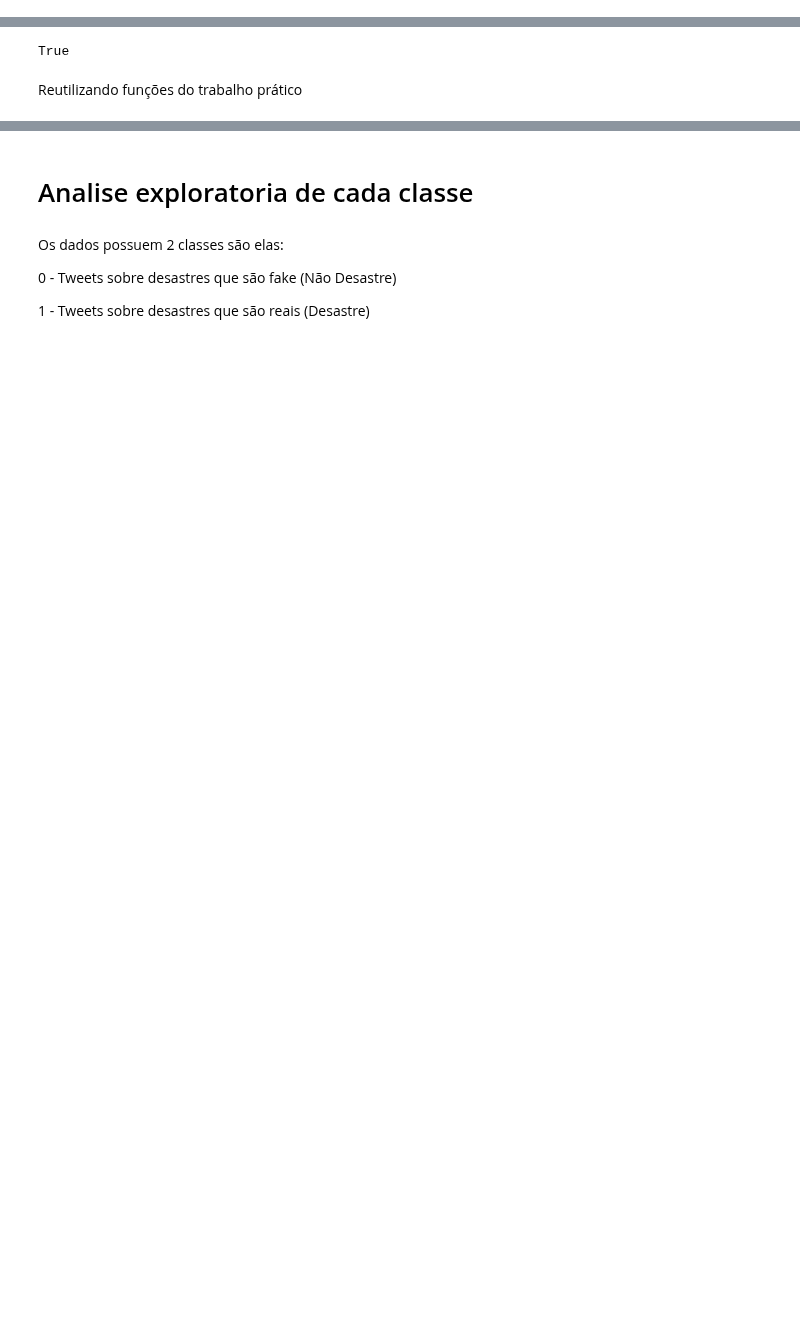
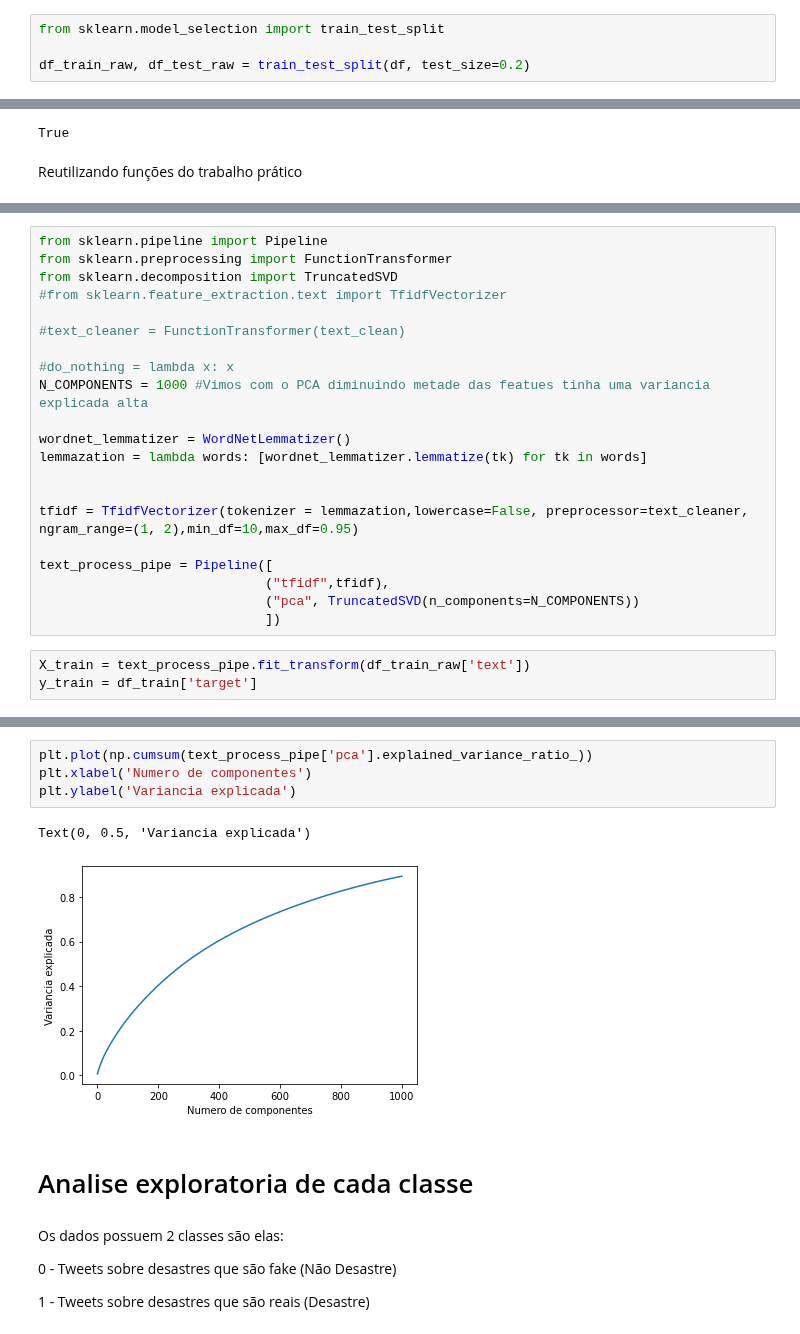
Before and after one commit to ivarejao/NLP-with-Disaster-Tweets, a Jupyter notebook: FinalProject-IgorVarejão-VitorBonella.ipynb, the cells around one changed output, grey strips where cells are left out. Cells and saved outputs as stored; diff of their text form; blank space fills up the shorter version.

```diff
--- a/FinalProject-IgorVarejão-VitorBonella.ipynb
+++ b/FinalProject-IgorVarejão-VitorBonella.ipynb
@@ -31,0 +34,4 @@ df.head()
+# %%
+from sklearn.model_selection import train_test_split
+
+df_train_raw, df_test_raw = train_test_split(df, test_size=0.2)
@@ -158,0 +131,24 @@ df_freq.head()
+# %%
+from sklearn.pipeline import Pipeline
+from sklearn.preprocessing import FunctionTransformer
+from sklearn.decomposition import TruncatedSVD
+#from sklearn.feature_extraction.text import TfidfVectorizer
+
+#text_cleaner = FunctionTransformer(text_clean)
+
+#do_nothing = lambda x: x
+N_COMPONENTS = 1000 #Vimos com o PCA diminuindo metade das featues tinha uma variancia explicada alta
+
+wordnet_lemmatizer = WordNetLemmatizer()
+lemmazation = lambda words: [wordnet_lemmatizer.lemmatize(tk) for tk in words]
+
+
+tfidf = TfidfVectorizer(tokenizer = lemmazation,lowercase=False, preprocessor=text_cleaner, ngram_range=(1, 2),min_df=10,max_df=0.95)
+
+text_process_pipe = Pipeline([
+                             ("tfidf",tfidf),
+                             ("pca", TruncatedSVD(n_components=N_COMPONENTS))
+                             ])
+# %%
+X_train = text_process_pipe.fit_transform(df_train_raw['text'])
+y_train = df_train['target']
@@ -159,3 +174,10 @@ df_freq.head()
+# %%
+plt.plot(np.cumsum(text_process_pipe['pca'].explained_variance_ratio_))
+plt.xlabel('Numero de componentes')
+plt.ylabel('Variancia explicada')
+# %% [output]
+Text(0, 0.5, 'Variancia explicada')
+[figure, added]
 # %% [markdown]
 # Analise exploratoria de cada classe
 # %% [markdown]
```
Also changed, not shown: parts of 39 cells of this notebook.
